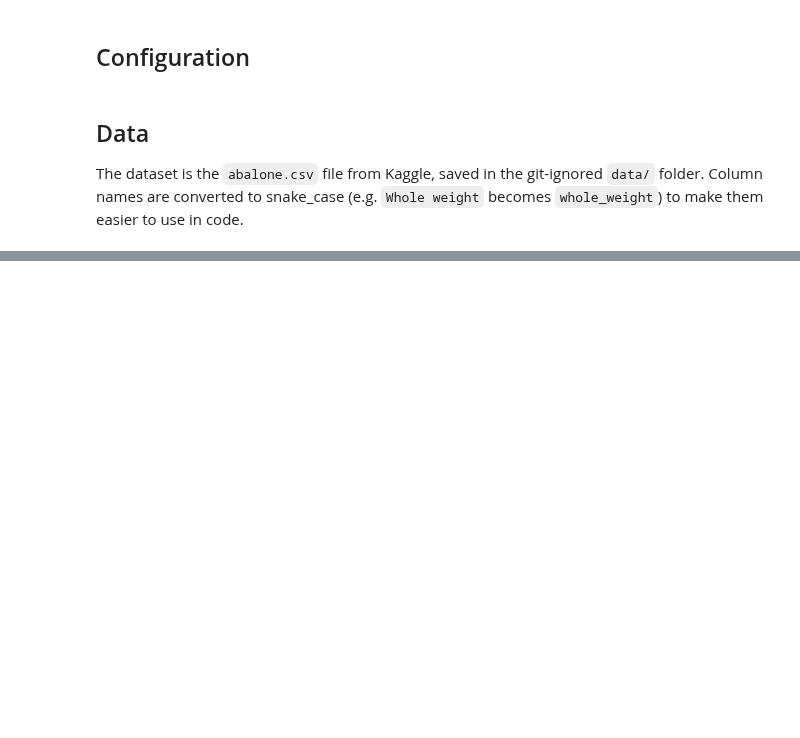
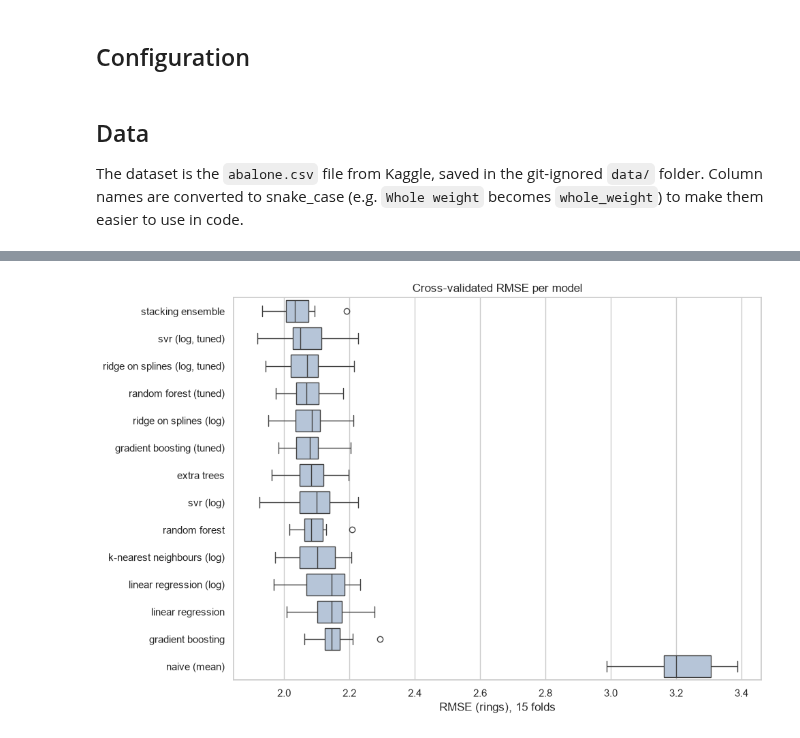
Before and after one commit to Spaard/xhec-mlops-2026-project, a Jupyter notebook: notebooks/modelling.ipynb, the cells around one changed output, grey strips where cells are left out. Cells and saved outputs as stored; diff of their text form; code cells hidden in the pictures; blank space fills up the shorter version.

```diff
--- a/notebooks/modelling.ipynb
+++ b/notebooks/modelling.ipynb
@@ -155,0 +514,4 @@ Name: test set, dtype: float64
+# %%
+plot_cv_results()
+# %% [output]
+[figure, added]
```
Also changed, not shown: parts of 71 cells of this notebook.
